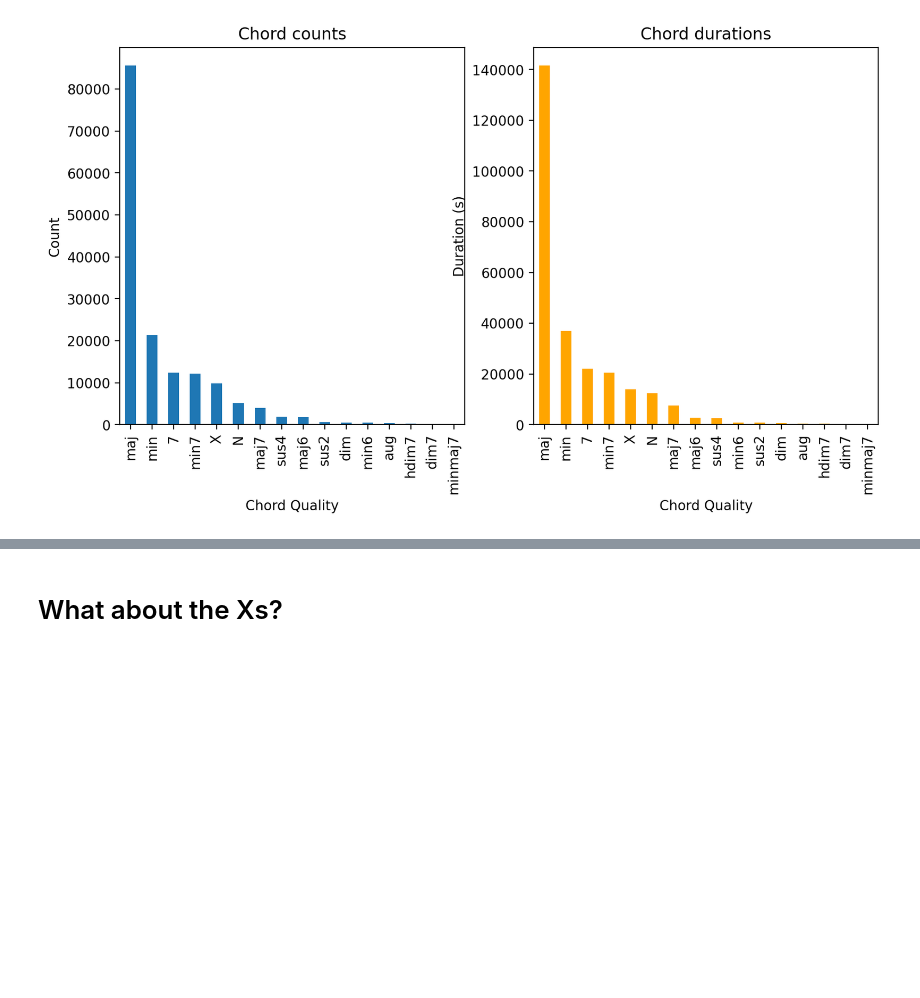
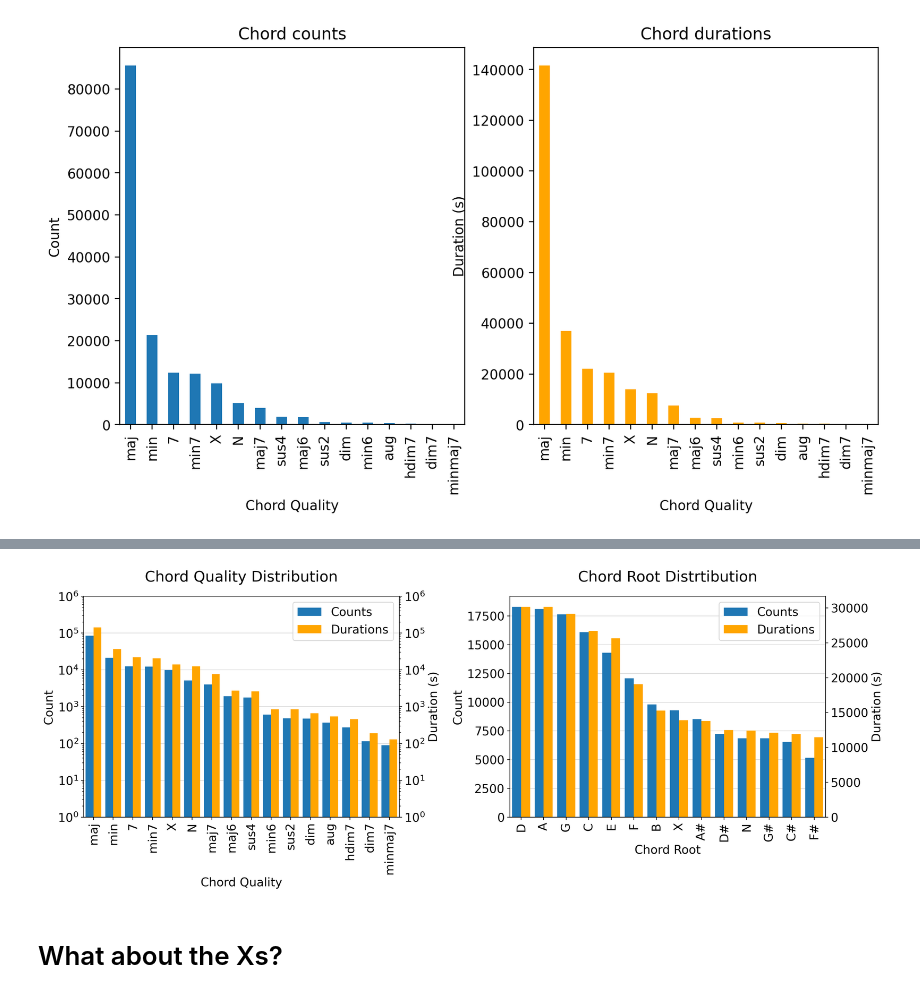
Before and after one commit to PierreRL/AutomaticChordRecognition, a Jupyter notebook: notebooks/dataset_stats_big.ipynb, the cells around one changed output, grey strips where cells are left out. Saved outputs shown, nothing was run; the diff lists cells and outputs as text; code cells hidden in the pictures; blank space fills up the shorter version.

```diff
--- a/notebooks/dataset_stats_big.ipynb
+++ b/notebooks/dataset_stats_big.ipynb
@@ -117,3 +173,69 @@ plt.show()
+# %%
+fig, (ax1, ax2) = plt.subplots(1, 2, figsize=(15, 5))
+plt.tight_layout()
+plt.subplots_adjust(wspace=0.35)
+plt.rcParams.update({'font.size': 16, 'axes.labelsize': 16, 'axes.titlesize': 20, 'xtick.labelsize': 16, 'ytick.labelsize': 16})
+# Increase distance from title to plot
+plt.rcParams.update({'axes.titlepad': 20})
+
+# Plot chord quality counts and durations
+ax1_2 = ax1.twinx()
+quality_counts.plot(kind='bar', ax=ax1, width=width, position=1, label='Counts')
+quality_durations.plot(kind='bar', ax=ax1_2, width=width, position=0, color='orange', label='Durations')
+
+ax1.set_ylabel('Count')
+ax1_2.set_ylabel('Duration (s)')
+ax1.set_xlabel('Chord Quality')
+ax1.set_title('Chord Quality Distribution')
+
+# Adjust the x-axis limits to avoid cutting off the leftmost bar
+ax1.set_xlim(-0.5, len(quality_counts) - 0.5)
+
+lines, labels = ax1.get_legend_handles_labels()
+lines2, labels2 = ax1_2.get_legend_handles_labels()
+ax1.legend(lines + lines2, labels + labels2, loc='best')
+
+# Make it log scale y
+ax1.set_yscale('log')
+ax1_2.set_yscale('log')
+
+# Plot chord root counts and durations
+ax2_2 = ax2.twinx()
+root_counts.plot(kind='bar', ax=ax2, width=width, position=1, label='Counts')
+root_durations.plot(kind='bar', ax=ax2_2, width=width, position=0, color='orange', label='Durations')
+
+ax2.set_ylabel('Count')
+ax2_2.set_ylabel('Duration (s)')
+ax2.set_xlabel('Chord Root')
+ax2.set_title('Chord Root Distrtibution')
+
+# Adjust the x-axis limits to avoid cutting off the leftmost bar
+ax2.set_xlim(-0.5, len(root_counts) - 0.5)
+
+lines, labels = ax2.get_legend_handles_labels()
+lines2, labels2 = ax2_2.get_legend_handles_labels()
+ax2.legend(lines + lines2, labels + labels2, loc='best')
+
+# Make it log scale y
+
+# Add gridlines
+ax1.grid(axis='y', linestyle='-', alpha=0.5)
+ax2.grid(axis='y', linestyle='-', alpha=0.5)
+
+# Make gridlines go behind the bars
+ax1.set_axisbelow(True)
+ax1.set_ylim(1, 1e6)
+ax1_2.set_axisbelow(True)
+ax1_2.set_ylim(1, 1e6)
+
+ax2.set_axisbelow(True)
+ax2_2.set_axisbelow(True)
+
+
+plt.savefig('report/figures/chord_distribution.png', dpi=100, bbox_inches='tight')
+plt.show()
+# %% [output]
+[figure, added]
 # %% [markdown]
 # What about the Xs?
 # %%
```
Also changed, not shown: parts of 3 cells of this notebook, 22 other files.
